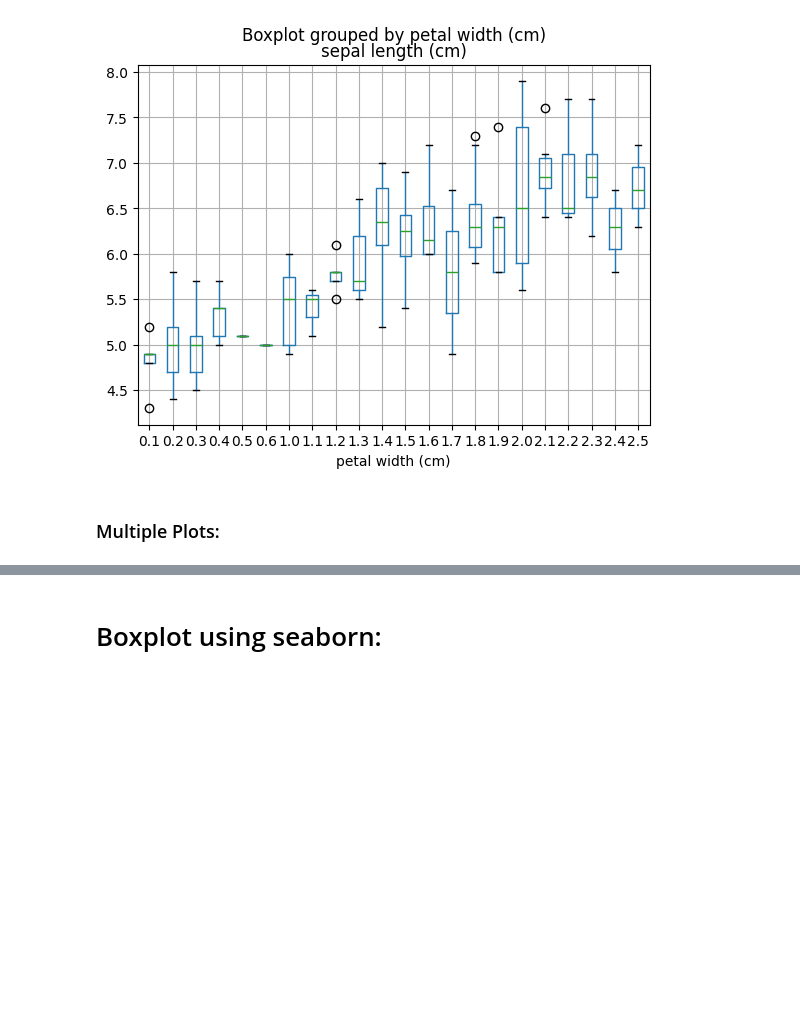
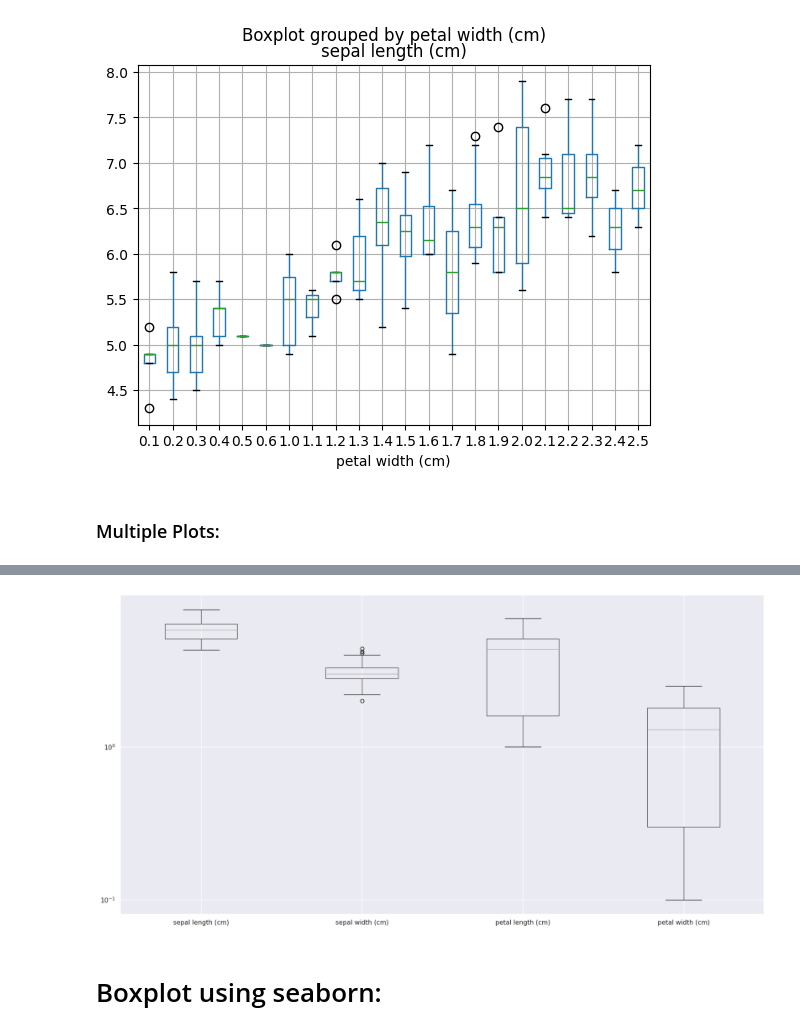
Before and after one commit to mohangiri1/MachineLearning, a Jupyter notebook: DataVisualization/boxplot.ipynb, the cells around one changed output, grey strips where cells are left out. Saved outputs shown, nothing was run; the diff lists cells and outputs as text; code cells hidden in the pictures; blank space fills up the shorter version.

```diff
--- a/DataVisualization/boxplot.ipynb
+++ b/DataVisualization/boxplot.ipynb
@@ -53,3 +59,10 @@ plt.show()
+# %%
+plt.figure(figsize=(20, 10))
+iris_df.boxplot()
+plt.semilogy()
+plt.show()
+# %% [output]
+[figure, added]
 # %% [markdown]
 # Boxplot using seaborn:
 # %% [markdown]
```
Also changed, not shown: parts of 1 cell of this notebook.
